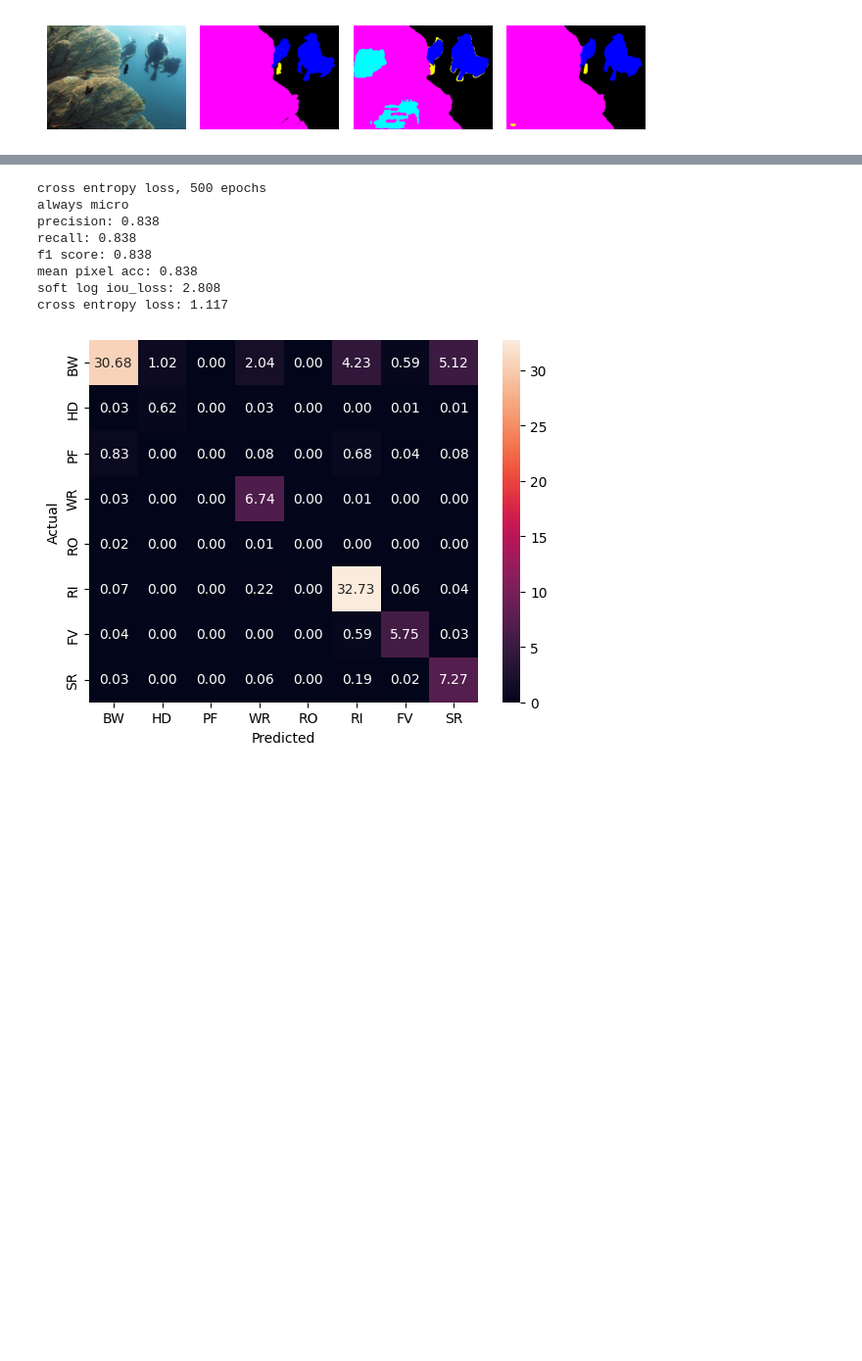
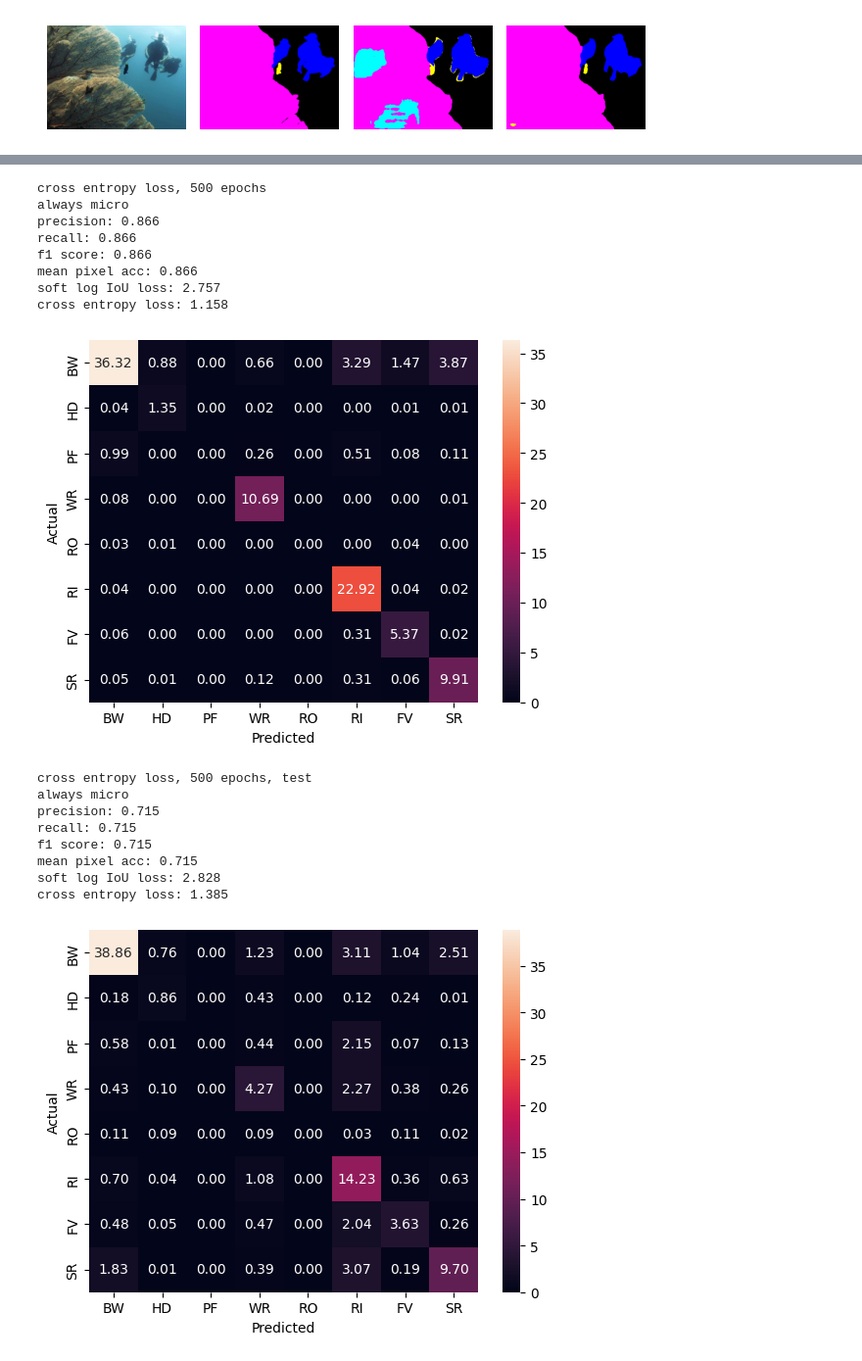
Before and after one commit to delimarr/bveri_miniprojekt, a Jupyter notebook: suim_net.ipynb, the cells around one changed output, grey strips where cells are left out. Shown at 98% size. Saved outputs shown, nothing was run; the diff lists cells and outputs as text; code cells hidden in the pictures; blank space fills up the shorter version.

```diff
--- a/suim_net.ipynb
+++ b/suim_net.ipynb
@@ -157,13 +167,26 @@ cross entropy loss: 1.200
 # %%
-print("cross entropy loss, 500 epochs")
+print("cross entropy loss, 500 epochs, train.")
 eval(suim_criterion_500, ds_loader, device=suim_criterion_500.device)
 # %% [output]
 cross entropy loss, 500 epochs
 always micro
-precision: 0.838
-recall: 0.838
-f1 score: 0.838
-mean pixel acc: 0.838
-soft log iou_loss: 2.808
-cross entropy loss: 1.117
+precision: 0.866
+recall: 0.866
+f1 score: 0.866
+mean pixel acc: 0.866
+soft log IoU loss: 2.757
+cross entropy loss: 1.158
-[figure, old version]
+[figure, new version]
+# %%
+print("cross entropy loss, 500 epochs, test")
+eval(suim_criterion_500, ds_test_loader, device=suim_criterion_500.device, max_iter=110)
+# %% [output]
+cross entropy loss, 500 epochs, test
+always micro
+precision: 0.715
+recall: 0.715
+f1 score: 0.715
+mean pixel acc: 0.715
+soft log IoU loss: 2.828
+cross entropy loss: 1.385
+[figure, added]
```
Also changed, not shown: parts of 13 cells of this notebook, 15 other files.
